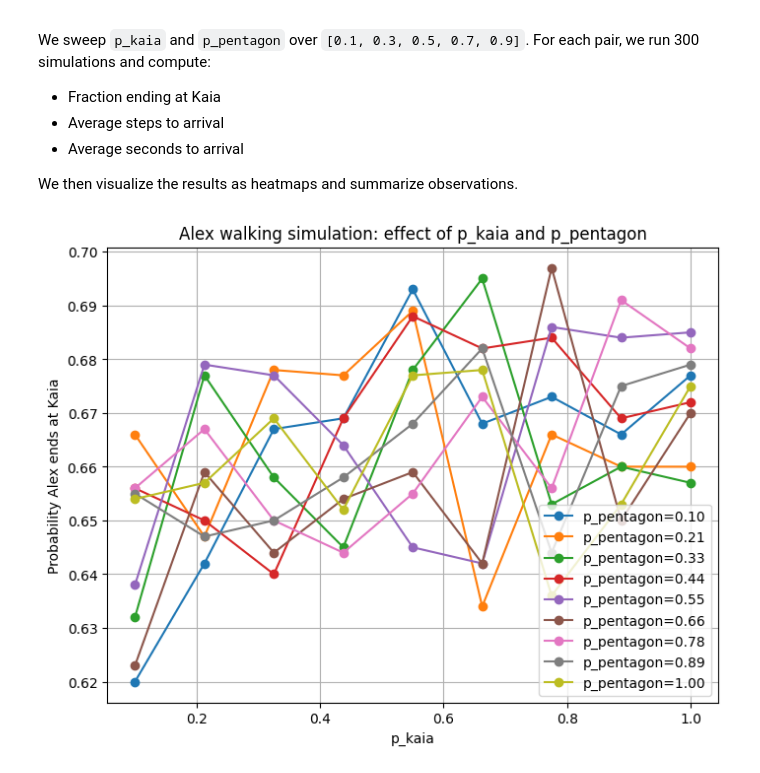
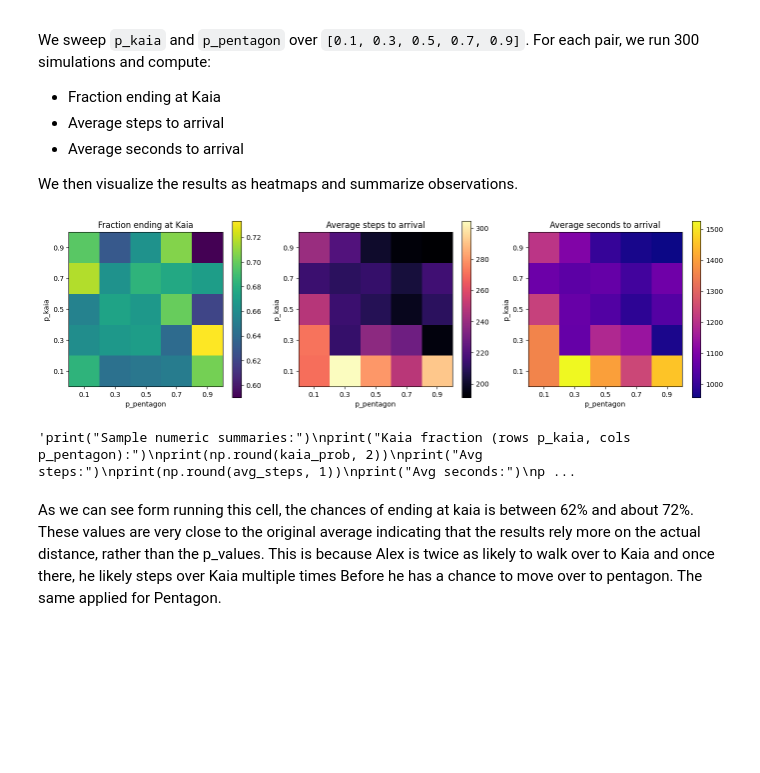
Before and after one commit to lalicon05/d4_Lasse_Oskar, a Jupyter notebook: examples/explore_sim.ipynb, the cells around one changed output. Saved outputs shown, nothing was run; the diff lists cells and outputs as text; code cells hidden in the pictures; blank space fills up the shorter version.

```diff
--- a/examples/explore_sim.ipynb
+++ b/examples/explore_sim.ipynb
@@ -67,33 +92,36 @@ We then visualize the results as heatmaps and summarize observations.
 # %%
 # Run the grid and visualize
 p_vals = np.array([0.1, 0.3, 0.5, 0.7, 0.9])
 kaia_prob, avg_steps, avg_seconds = run_grid(p_vals, p_vals, n_runs=300)
 
 def heatmap(ax, data, title, xticks, yticks, cmap="viridis"):
     im = ax.imshow(data, origin="lower", cmap=cmap)
     ax.set_title(title)
     ax.set_xlabel("p_pentagon")
     ax.set_ylabel("p_kaia")
     ax.set_xticks(range(len(xticks)))
     ax.set_xticklabels([f"{x:.1f}" for x in xticks])
     ax.set_yticks(range(len(yticks)))
     ax.set_yticklabels([f"{y:.1f}" for y in yticks])
     cbar = plt.colorbar(im, ax=ax)
     return im, cbar
 
 fig, axes = plt.subplots(1, 3, figsize=(14, 4))
 heatmap(axes[0], kaia_prob, "Fraction ending at Kaia", p_vals, p_vals)
 heatmap(axes[1], avg_steps, "Average steps to arrival", p_vals, p_vals, cmap="magma")
 heatmap(axes[2], avg_seconds, "Average seconds to arrival", p_vals, p_vals, cmap="plasma")
 fig.tight_layout()
 plt.show()
 
-print("Sample numeric summaries:")
+"""print("Sample numeric summaries:")
 print("Kaia fraction (rows p_kaia, cols p_pentagon):")
 print(np.round(kaia_prob, 2))
 print("Avg steps:")
 print(np.round(avg_steps, 1))
 print("Avg seconds:")
-print(np.round(avg_seconds, 1))
+print(np.round(avg_seconds, 1))"""
 # %% [output]
-[figure, old version]
+[figure, new version]
+'print("Sample numeric summaries:")\nprint("Kaia fraction (rows p_kaia, cols p_pentagon):")\nprint(np.round(kaia_prob, 2))\nprint("Avg steps:")\nprint(np.round(avg_steps, 1))\nprint("Avg seconds:")\np ...
+# %% [markdown]
+As we can see form running this cell, the chances of ending at kaia is between 62% and about 72%. These values are very close to the original average indicating that the results rely more on the actual distance, rather than the p_values. This is because Alex is twice as likely to walk over to Kaia and once there, he likely steps over Kaia multiple times Before he has a chance to move over to pentagon. The same applied for Pentagon.
```
Also changed, not shown: parts of 2 cells of this notebook.
